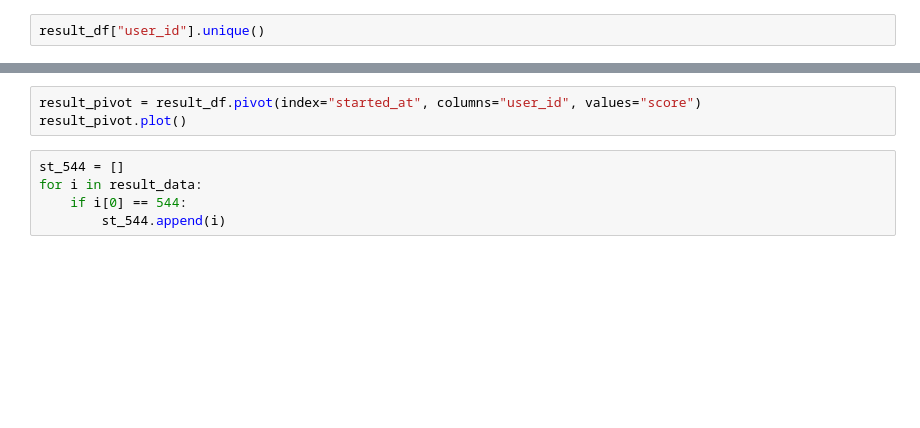
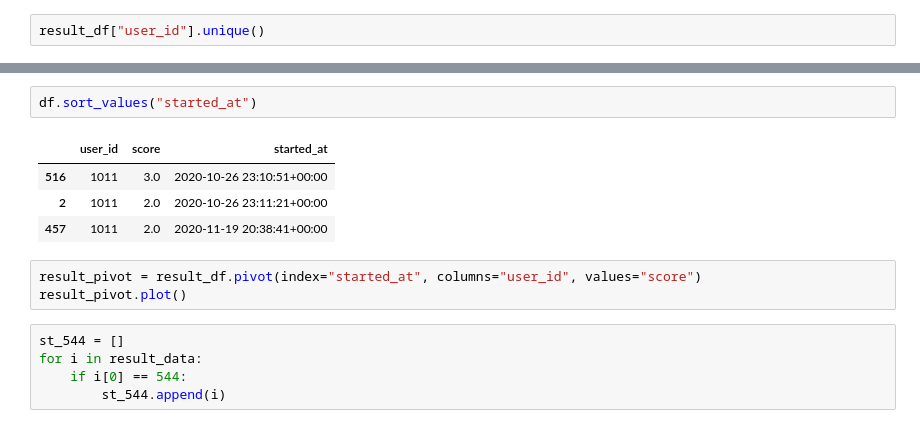
Before and after one commit to GwenStacey/Canvas-Data, a Jupyter notebook: canvas_data/m-m.ipynb, the cells around one changed output, grey strips where cells are left out. Saved outputs shown, nothing was run; the diff lists cells and outputs as text; blank space fills up the shorter version.

```diff
--- a/canvas_data/m-m.ipynb
+++ b/canvas_data/m-m.ipynb
@@ -176,3 +210,10 @@ plt.show()
+# %%
+df.sort_values("started_at")
+# %% [output]
+|  | user_id | score | started_at |
+| 516 | 1011 | 3.0 | 2020-10-26 23:10:51+00:00 |
+| 2 | 1011 | 2.0 | 2020-10-26 23:11:21+00:00 |
+| 457 | 1011 | 2.0 | 2020-11-19 20:38:41+00:00 |
 # %%
 result_pivot = result_df.pivot(index="started_at", columns="user_id", values="score")
 result_pivot.plot()
```
Also changed, not shown: parts of 9 cells of this notebook.
